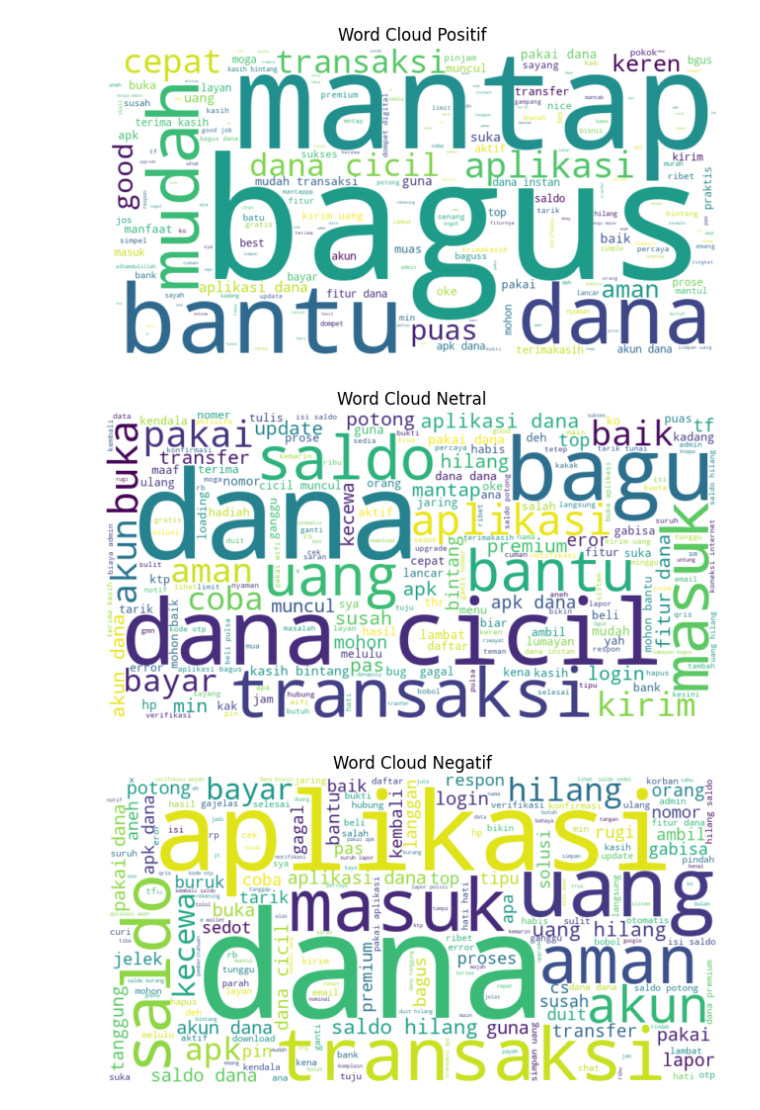
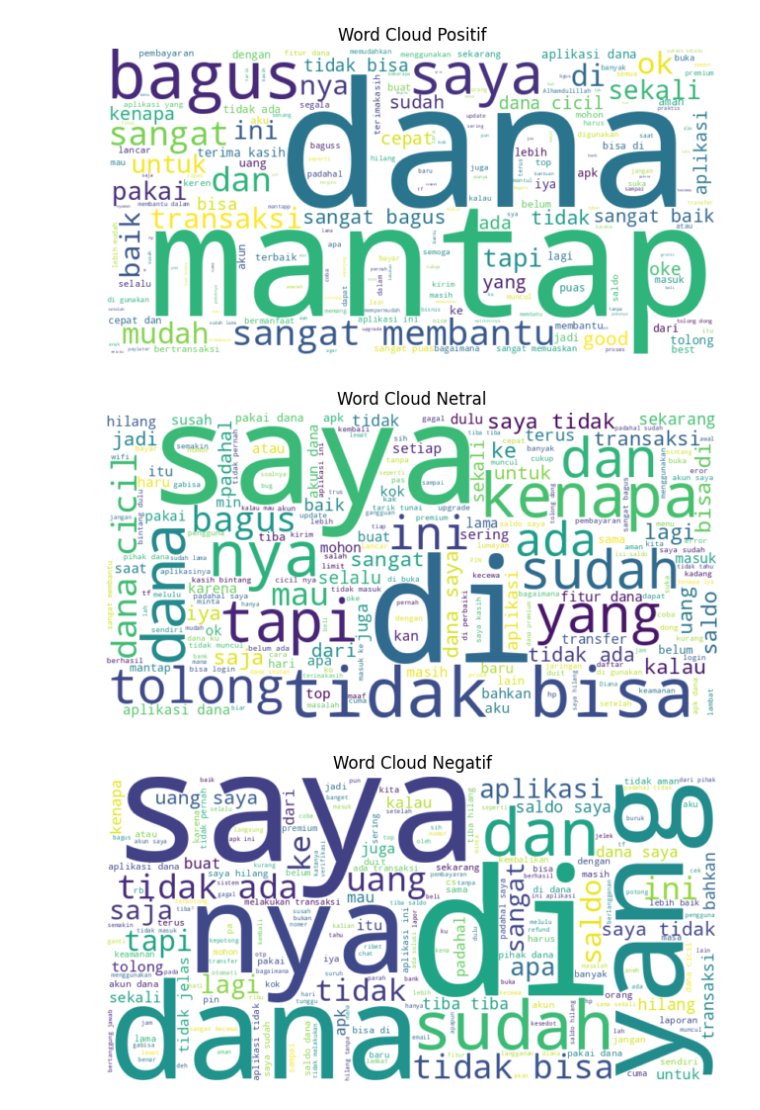
Before and after one commit to haikal-here/gplay_comment_nlp, a Jupyter notebook: coba_2.ipynb, the cells around one changed output. Cells and saved outputs as stored; diff of their text form; code cells hidden in the pictures.

```diff
--- a/coba_2.ipynb
+++ b/coba_2.ipynb
@@ -145,7 +125,0 @@ Kata ok ditemukan!
-# %%
-def tokenize(text):
-    text = text.lower()
-    return word_tokenize(text)
-
-data["Tokenize"] = data["Text Cleaned"].apply(tokenize)
-data.head()
@@ -159,16 +125,0 @@ data.head()
-# %%
-sastrawi_stopwords = StopWordRemoverFactory()
-listStopwords = set(stopwords.words('indonesian'))
-listStopwords.update(set(stopwords.words('english')))
-listStopwords.update(set(sastrawi_stopwords.get_stop_words()))
-listStopwords.update(['bet','iya','yaa','gak','nya','na','sih','ku',"di","ga","ya","gaa","loh","kah","woi","woii","woy", "anjir", "jir", "anjirr", "bjir", "anjirrr", "njirrr"])
-def stopword(text):
-    filtered = []
-    for word in text:
-        if word not in listStopwords:
-            filtered.append(word)
-    text = " ".join(filtered)
-    return text
-
-data["Stop Word Cleaned"] = data["Tokenize"].apply(stopword)
-data.head()
@@ -182,9 +125,0 @@ data.head()
-# %%
-factory = StemmerFactory()
-stemmer = factory.create_stemmer()
-
-def lemmatize(text):
-    return stemmer.stem(text)
-
-data["Word Stem"] = data["Stop Word Cleaned"].apply(lemmatize)
-data.head()
@@ -224,5 +153,5 @@ Name: count, dtype: int64
 # %%
-data_positif = data["Word Stem"].loc[data["Label"] == "positive"]
+data_positif = data["Text Cleaned"].loc[data["Label"] == "positive"]
 wordcloud_positif = WordCloud(width=800, height=400, background_color='white').generate(" ".join(data_positif))
 fig, ax = plt.subplots(figsize=(8, 6))
 ax.imshow(wordcloud_positif, interpolation='bilinear')
@@ -230,9 +159,9 @@ ax.axis('off')
 plt.title('Word Cloud Positif')
 plt.show()
 # %% [output]
-[figure, old version]
+[figure, new version]
 # %%
-data_netral = data["Word Stem"].loc[data["Label"] == "neutral"]
+data_netral = data["Text Cleaned"].loc[data["Label"] == "neutral"]
 wordcloud_netral = WordCloud(width=800, height=400, background_color='white').generate(" ".join(data_netral))
 fig, ax = plt.subplots(figsize=(8, 6))
 ax.imshow(wordcloud_netral, interpolation='bilinear')
@@ -240,17 +169,17 @@ ax.axis('off')
 plt.title('Word Cloud Netral')
 plt.show()
 # %% [output]
-[figure, old version]
+[figure, new version]
 # %%
-data_negatif = data["Word Stem"].loc[data["Label"] == "negative"]
+data_negatif = data["Text Cleaned"].loc[data["Label"] == "negative"]
 wordcloud_negatif = WordCloud(width=800, height=400, background_color='white').generate(" ".join(data_negatif))
 fig, ax = plt.subplots(figsize=(8, 6))
 ax.imshow(wordcloud_negatif, interpolation='bilinear')
 ax.axis('off')
 plt.title('Word Cloud Negatif')
 plt.show()
 # %% [output]
-[figure, old version]
+[figure, new version]
 # %%
 from imblearn.over_sampling import SMOTE
 from sklearn.model_selection import train_test_split
```
Also changed, not shown: parts of 24 cells of this notebook.
